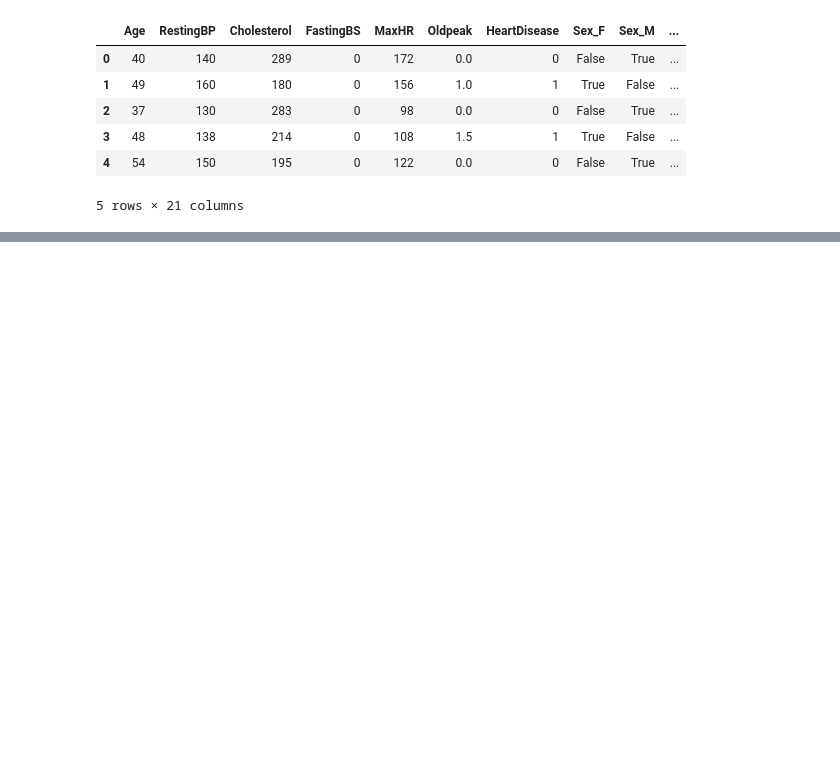
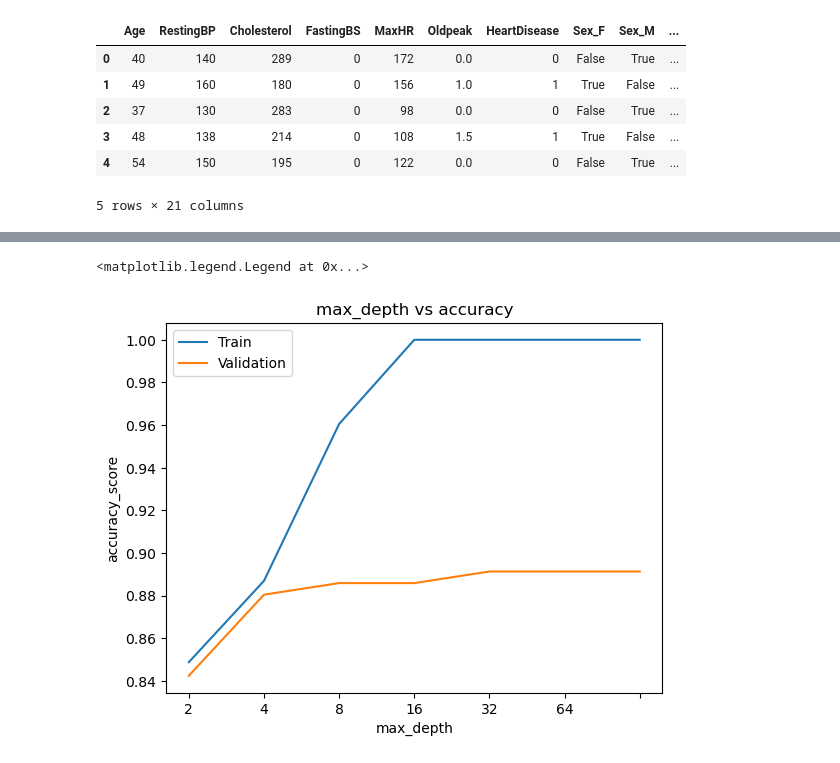
Before and after one commit to SatyakamShailesh/MachineLearningBasics, a Jupyter notebook: DecisionTrees-M2-W4/tree_ensemble_lab2.ipynb, the cells around one changed output, grey strips where cells are left out. Cells and saved outputs as stored; diff of their text form; code cells hidden in the pictures; blank space fills up the shorter version.

```diff
--- a/DecisionTrees-M2-W4/tree_ensemble_lab2.ipynb
+++ b/DecisionTrees-M2-W4/tree_ensemble_lab2.ipynb
@@ -58,0 +197,24 @@ print(len(features))
+# %%
+# Choosing optimum 'max_depth' for the random forest .
+accuracy_score_train_list = []
+accuracy_scrore_val_list = []
+for max_depth in max_depth_list:
+    model = RandomForestClassifier(max_depth=max_depth, random_state=RANDOM_STATE)
+    model.fit(X_train, y_train)
+    y_pred_train = model.predict(X_train)
+    y_pred_val = model.predict(X_val)
+    accuracy_score_train = accuracy_score(y_train, y_pred_train)
+    accuracy_scrore_val = accuracy_score(y_val, y_pred_val)
+    accuracy_score_train_list.append(accuracy_score_train)
+    accuracy_scrore_val_list.append(accuracy_scrore_val)
+
+plt.title('max_depth vs accuracy')
+plt.xlabel('max_depth')
+plt.ylabel('accuracy_score')
+plt.xticks(ticks = range(len(max_depth_list)), labels=max_depth_list)
+plt.plot(accuracy_score_train_list)
+plt.plot(accuracy_scrore_val_list)
+plt.legend(['Train', 'Validation'])
+# %% [output]
+<matplotlib.legend.Legend at 0x...>
+[figure, added]
```
Also changed, not shown: parts of 31 cells of this notebook.
